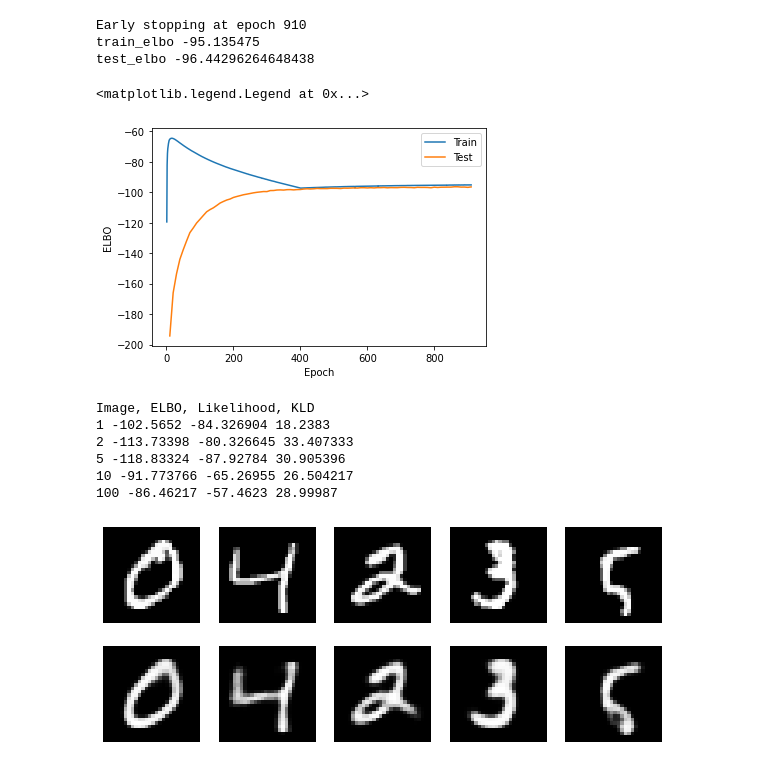
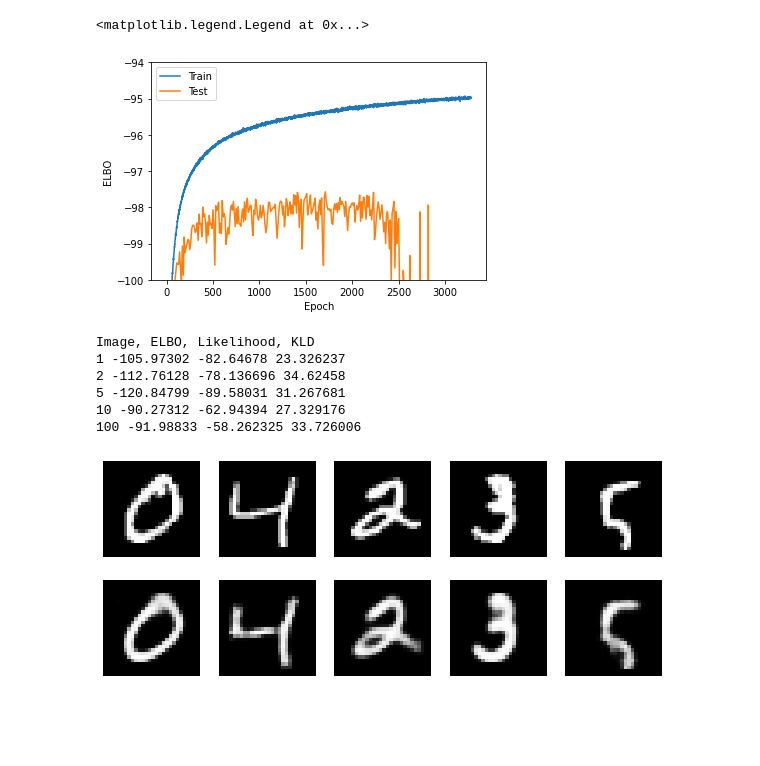
Before and after one commit to ATML-2022-Group6/inference-suboptimality, a Jupyter notebook: test_vae.ipynb, the cells around one changed output. Saved outputs shown, nothing was run; the diff lists cells and outputs as text; code cells hidden in the pictures; blank space fills up the shorter version.

```diff
--- a/test_vae.ipynb
+++ b/test_vae.ipynb
@@ -58,7 +62,7 @@ mnist = get_mnist()
 ## Split train data into batches
 # (discard last batch if uneven for equal size arrays)
 
-batch_size = 128
+batch_size = 100
 smaller_data = False # for faster testing
 
 def get_batches(data, k=batch_size):
@@ -74,7 +78,7 @@ if smaller_data:
 num_train_batches, train_batches = get_batches(train_x)
 num_test_batches, test_batches = get_batches(test_x)
 # %%
-hps = HyperParams(has_flow=True)
+hps = HyperParams(has_flow=False)
 init_vae, run_vae, run_vae_local, sample_vae = build_vae(hps)
 # %%
 def visualise_recons(params, rng=random.PRNGKey(0)):
@@ -127,10 +131,10 @@ if use_lr_schedule:
 else:
   step_size = lambda _: 1e-4
 
-kl_annealing = True
+kl_annealing = False
 kl_threshold = 400
 
-opt_init, opt_update, get_params = optimizers.adam(step_size=step_size)
+opt_init, opt_update, get_params = optimizers.adam(step_size=step_size, eps=1e-4)
 
 def batch_loss_fn(rng, params, images, beta):
   rngs = random.split(rng, batch_size)
@@ -179,8 +183,8 @@ save_epoch = 100
 # unique identifier for this run (time in milliseconds)
 file_tag = str(time.time_ns() // 10**6)
 
-early_stopping = True
-patience = 5
+early_stopping = False
+patience = 10
 num_worse = 0
 best_test_elbo = -1e20
 
@@ -205,9 +209,10 @@ with trange(1, num_epochs+1) as t:
 
     if epoch % display_epoch == 0:
       test_elbo = compute_test_elbo(epoch_rng, get_params(opt_state))
+      t.set_postfix(train_elbo=train_elbo, test_elbo=test_elbo)
+
       test_elbo = float(test_elbo)
       test_elbos.append((epoch, test_elbo))
-      t.set_postfix(train_elbo=train_elbo, test_elbo=test_elbo)
 
       if early_stopping and (not kl_annealing or epoch >= kl_threshold):
         if best_test_elbo > test_elbo:
@@ -221,29 +226,26 @@ with trange(1, num_epochs+1) as t:
         else:
           best_test_elbo = test_elbo
           num_worse = 0
-# %% [output]
-Early stopping at epoch 910
-train_elbo -95.135475
-test_elbo -96.44296264648438
 # %%
 plt.plot(*np.array(train_elbos).T, label="Train")
 plt.plot(*np.array(test_elbos).T, label="Test")
 plt.xlabel("Epoch")
 plt.ylabel("ELBO")
+plt.ylim(-100,-94)
 plt.legend()
 # %% [output]
 <matplotlib.legend.Legend at 0x...>
-[figure, old version]
+[figure, new version]
 # %%
 visualise_recons(get_params(opt_state))
 # %% [output]
 Image, ELBO, Likelihood, KLD
-1 -102.5652 -84.326904 18.2383
-2 -113.73398 -80.326645 33.407333
-5 -118.83324 -87.92784 30.905396
-10 -91.773766 -65.26955 26.504217
-100 -86.46217 -57.4623 28.99987
+1 -105.97302 -82.64678 23.326237
+2 -112.76128 -78.136696 34.62458
+5 -120.84799 -89.58031 31.267681
+10 -90.27312 -62.94394 27.329176
+100 -91.98833 -58.262325 33.726006
-[figure, old version]
+[figure, new version]
 # %%
 visualise_latent(get_params(opt_state))
 # %% [output]
```
Also changed, not shown: parts of 9 cells of this notebook.
